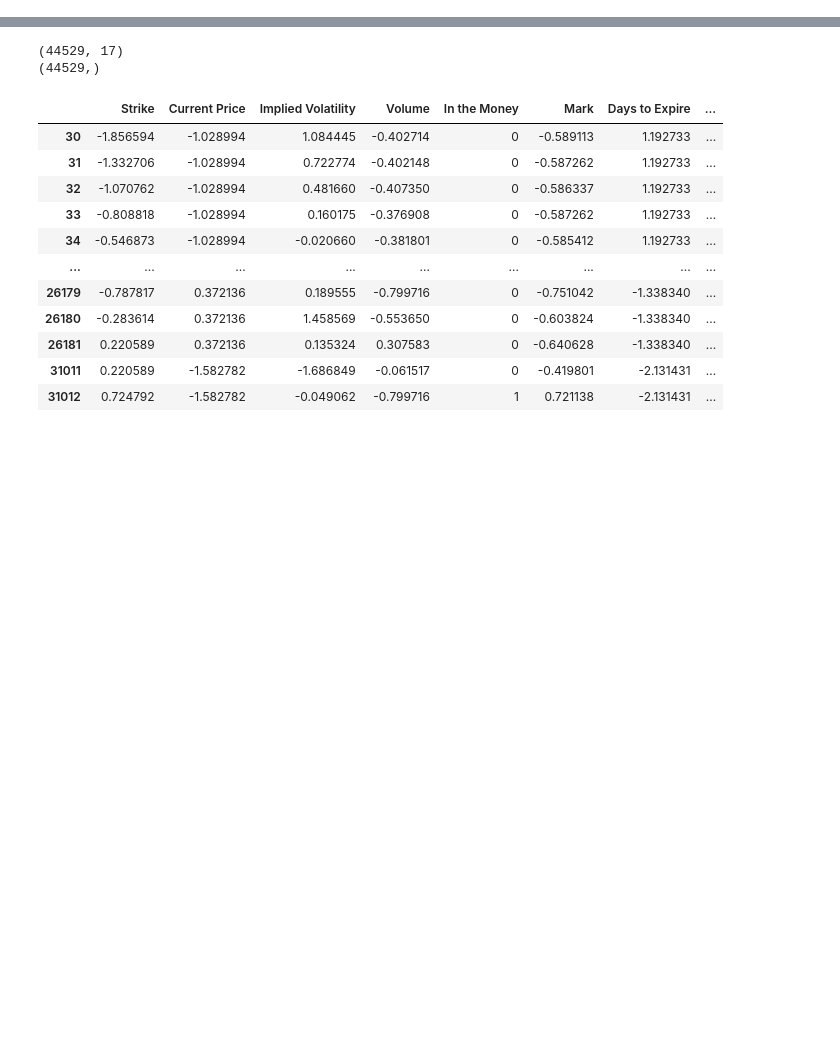
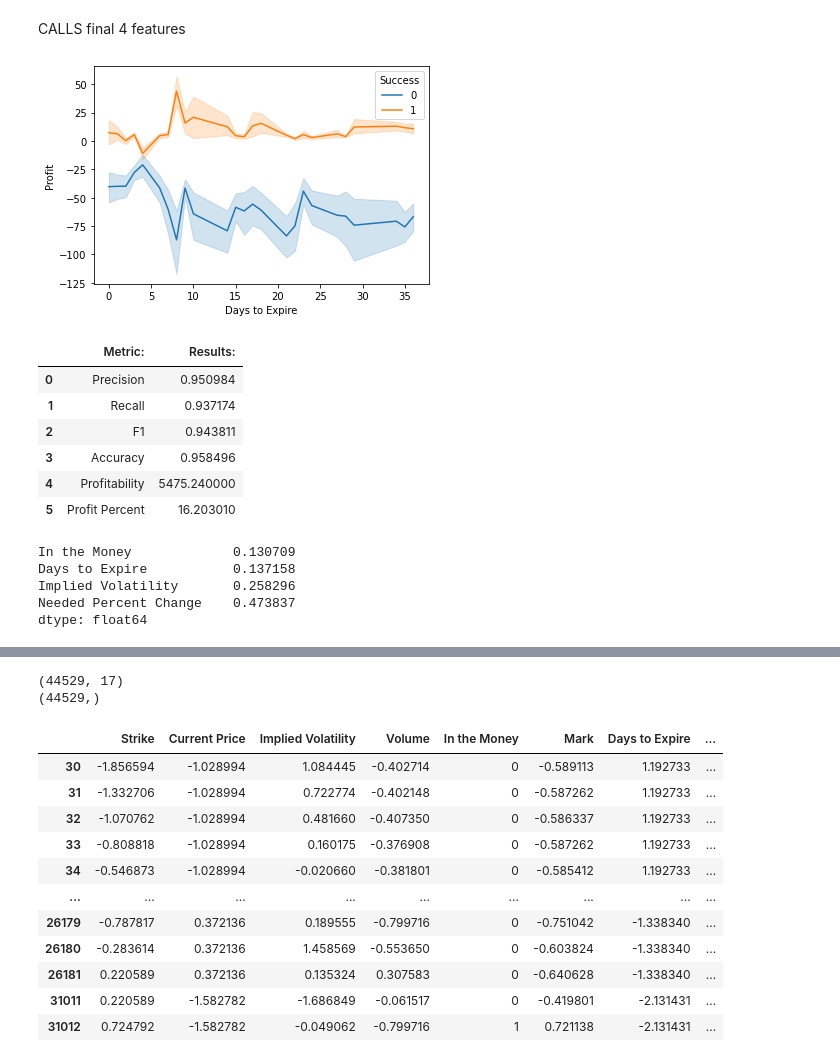
Before and after one commit to andknam/options-reinforcement-learning, a Jupyter notebook: models/random_forest.ipynb, the cells around one changed output, grey strips where cells are left out. Cells and saved outputs as stored; diff of their text form; code cells hidden in the pictures; blank space fills up the shorter version.

```diff
--- a/models/random_forest.ipynb
+++ b/models/random_forest.ipynb
@@ -67,0 +164,18 @@ After: (47426, 16) (44529, 16) (3241, 16) (3129, 16)
+# %% [markdown]
+CALLS final 4 features
+# %%
+run_random_forest_model(['Implied Volatility', 'Days to Expire', 'Needed Percent Change', 'In the Money'], calls_df, options7call_df, False, True, True)
+# %% [output]
+[figure, added]
+|  | Metric: | Results: |
+| 0 | Precision | 0.950984 |
+| 1 | Recall | 0.937174 |
+| 2 | F1 | 0.943811 |
+| 3 | Accuracy | 0.958496 |
+| 4 | Profitability | 5475.240000 |
+| 5 | Profit Percent | 16.203010 |
+In the Money             0.130709
+Days to Expire           0.137158
+Implied Volatility       0.258296
+Needed Percent Change    0.473837
+dtype: float64
```
Also changed, not shown: parts of 30 cells of this notebook.
